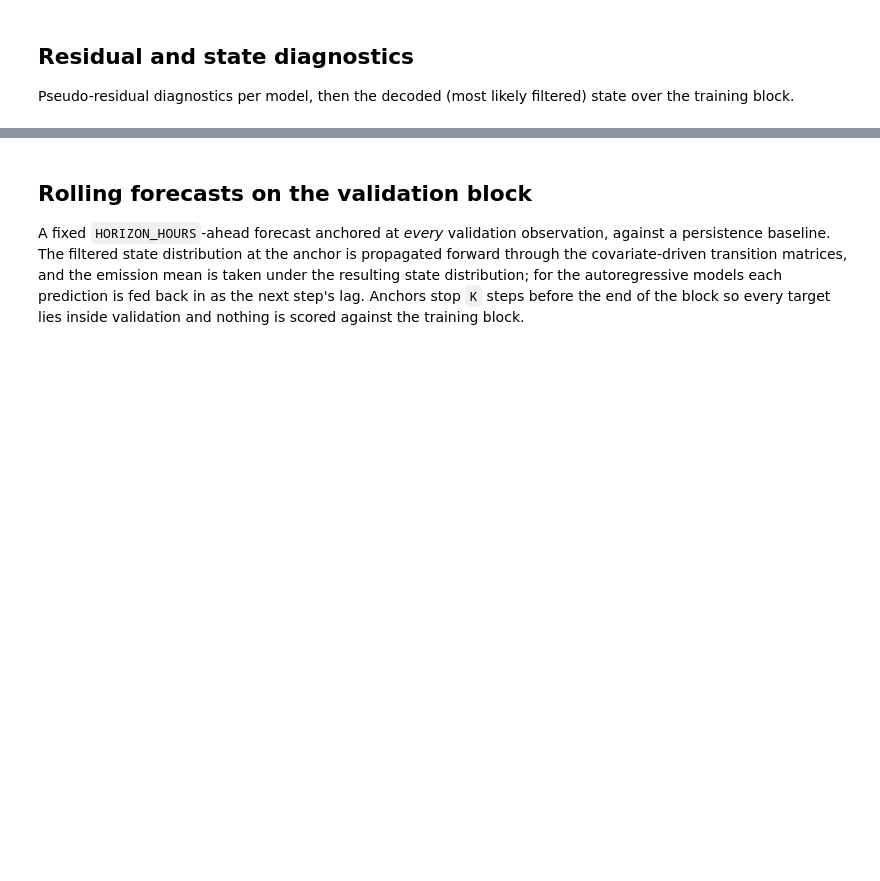
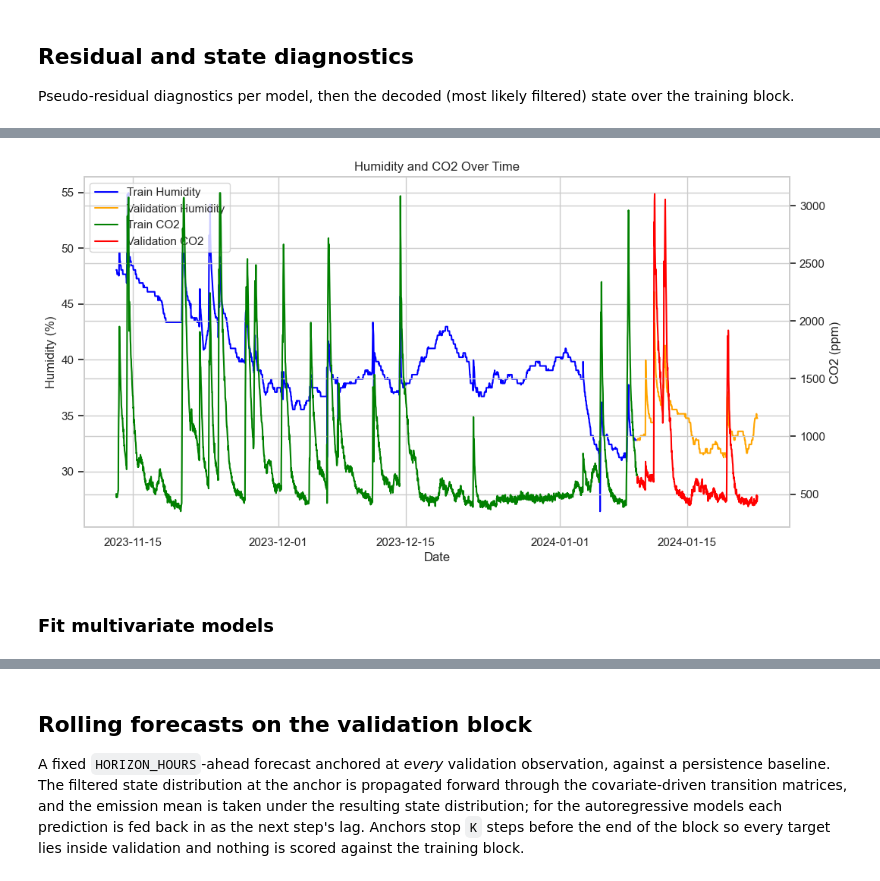
Before and after one commit to Maccen26/hmm-modelling, a Jupyter notebook: week_6.ipynb, the cells around one changed output, grey strips where cells are left out. Drawn from its saved outputs; the diff is of its cells as text; code cells hidden in the pictures; blank space fills up the shorter version.

Commit message:
Creating notebook for week 6, with multivariate emissions and second-order transitions.

```diff
--- a/week_6.ipynb
+++ b/week_6.ipynb
@@ -305,0 +213,22 @@ for name, m in models.items():
+# %%
+#plotting ys_train_h over time  and co 2 as secondday axis
+fig, ax1 = plt.subplots(figsize=(12, 6))
+
+ax1.plot(dates[:TRAIN_IDX], ys_train_h, label="Train Humidity", color="blue")
+ax1.plot(dates[TRAIN_IDX:TRAIN_IDX + TEST_LEN], ys_val_h, label="Validation Humidity", color="orange")
+ax1.set_xlabel("Date")
+ax1.set_ylabel("Humidity (%)")
+ax2 = ax1.twinx()
+ax2.plot(dates[:TRAIN_IDX], ys_train_co2, label="Train CO2", color="green")
+ax2.plot(dates[TRAIN_IDX:TRAIN_IDX + TEST_LEN], ys_val_co2, label="Validation CO2", color="red")
+ax2.set_ylabel("CO2 (ppm)")
+plt.title("Humidity and CO2 Over Time")
+# combine legends from both axes into one
+handles1, labels1 = ax1.get_legend_handles_labels()
+handles2, labels2 = ax2.get_legend_handles_labels()
+ax1.legend(handles1 + handles2, labels1 + labels2, loc="upper left")
+plt.show()
+# %% [output]
+[figure, added]
+# %% [markdown]
+### Fit multivariate models
```
Also changed, not shown: parts of 18 cells of this notebook, 6 other files.
